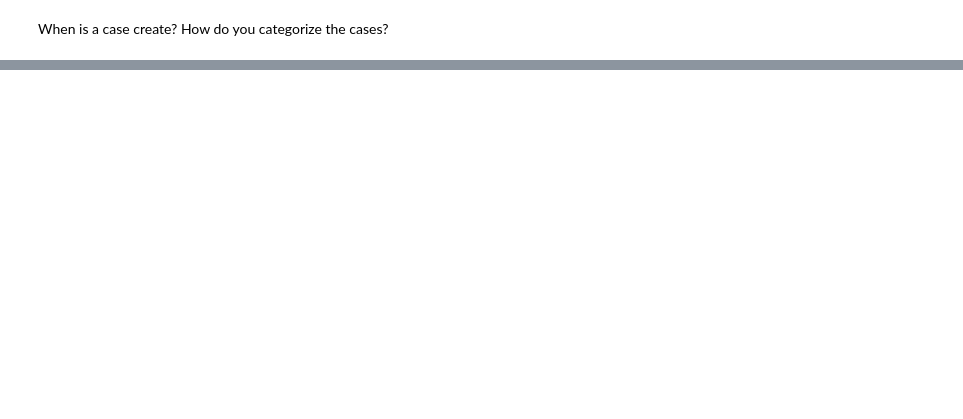
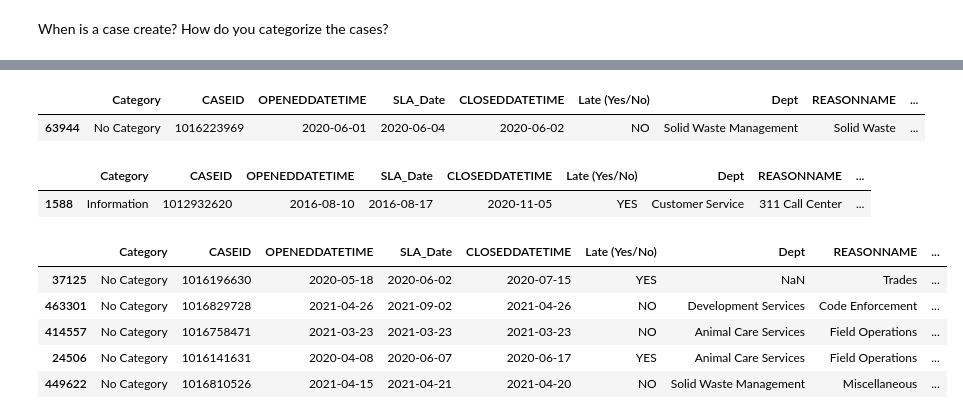
Before and after one commit to CaitlynCarney/3-1-1-project, a Jupyter notebook: workbooks/caitlyn/acquire_and_prepare.ipynb, the cells around one changed output, grey strips where cells are left out. Saved outputs shown, nothing was run; the diff lists cells and outputs as text; code cells hidden in the pictures; blank space fills up the shorter version.

```diff
--- a/workbooks/caitlyn/acquire_and_prepare.ipynb
+++ b/workbooks/caitlyn/acquire_and_prepare.ipynb
@@ -406,0 +430,34 @@ How do you categorize the cases?
+# %%
+# make sure the open and closed date columns are formatted in datetime format
+df['OPENEDDATETIME'] = pd.to_datetime(df['OPENEDDATETIME'])
+df['CLOSEDDATETIME'] = pd.to_datetime(df['CLOSEDDATETIME'])
+df['SLA_Date'] = pd.to_datetime(df['SLA_Date'])
+# %%
+df.sample()
+# %% [output]
+|  | Category | CASEID | OPENEDDATETIME | SLA_Date | CLOSEDDATETIME | Late (Yes/No) | Dept | REASONNAME | ... |
+| 63944 | No Category | 1016223969 | 2020-06-01 | 2020-06-04 | 2020-06-02 | NO | Solid Waste Management | Solid Waste | ... |
+# %%
+# create new number of days open feature
+df['days_open'] = df['CLOSEDDATETIME'] - df['OPENEDDATETIME']
+# Create new column to hold days before needed resolution
+df['resolution_days_due'] = df['SLA_Date'] - df['OPENEDDATETIME']
+# %%
+df.sample()
+# %% [output]
+|  | Category | CASEID | OPENEDDATETIME | SLA_Date | CLOSEDDATETIME | Late (Yes/No) | Dept | REASONNAME | ... |
+| 1588 | Information | 1012932620 | 2016-08-10 | 2016-08-17 | 2020-11-05 | YES | Customer Service | 311 Call Center | ... |
+# %%
+# Convert to string format insted of timedelta
+df['days_open'] = df.days_open // pd.Timedelta('1d')
+# Convert to string format insted of timedelta
+df['resolution_days_due'] = df.resolution_days_due // pd.Timedelta('1d')
+# %%
+df.sample(5)
+# %% [output]
+|  | Category | CASEID | OPENEDDATETIME | SLA_Date | CLOSEDDATETIME | Late (Yes/No) | Dept | REASONNAME | ... |
+| 37125 | No Category | 1016196630 | 2020-05-18 | 2020-06-02 | 2020-07-15 | YES | NaN | Trades | ... |
+| 463301 | No Category | 1016829728 | 2021-04-26 | 2021-09-02 | 2021-04-26 | NO | Development Services | Code Enforcement | ... |
+| 414557 | No Category | 1016758471 | 2021-03-23 | 2021-03-23 | 2021-03-23 | NO | Animal Care Services | Field Operations | ... |
+| 24506 | No Category | 1016141631 | 2020-04-08 | 2020-06-07 | 2020-06-17 | YES | Animal Care Services | Field Operations | ... |
+| 449622 | No Category | 1016810526 | 2021-04-15 | 2021-04-21 | 2021-04-20 | NO | Solid Waste Management | Miscellaneous | ... |
```
Also changed, not shown: parts of 26 cells of this notebook.
